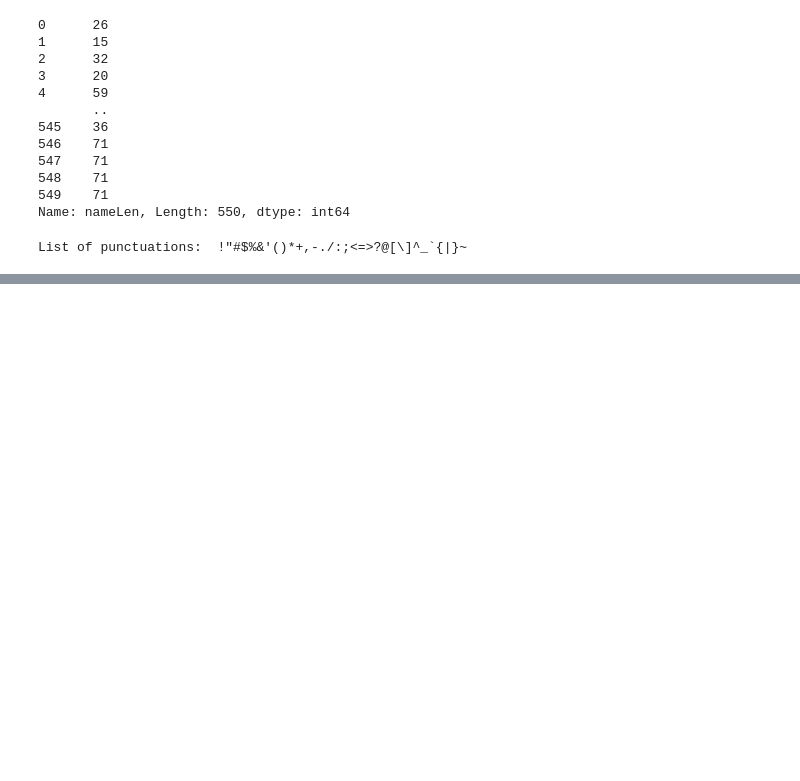
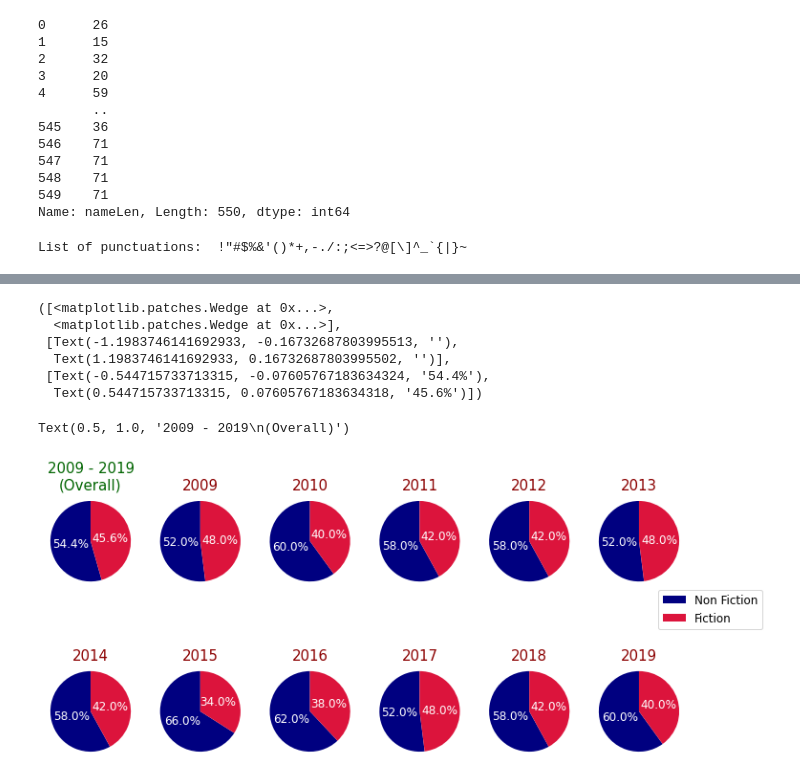
Before and after one commit to JackJJCodes/AmazonBestSellingBooks-Analysis, a Jupyter notebook: Data-Analysis.ipynb, the cells around one changed output, grey strips where cells are left out. Saved outputs shown, nothing was run; the diff lists cells and outputs as text; code cells hidden in the pictures; blank space fills up the shorter version.

```diff
--- a/Data-Analysis.ipynb
+++ b/Data-Analysis.ipynb
@@ -73,0 +68,3 @@ TypeError: unsupported operand type(s) for /: 'int' and 'tuple'
+# %%
+# Dropping the duplicate values, and saving it into anther variable
+noDuplicates = df.drop_duplicates('Name')
@@ -73,0 +117,20 @@ TypeError: unsupported operand type(s) for /: 'int' and 'tuple'
+# %%
+ax[0, 0].pie(x = gCount.values,
+            labels = None,
+            autopct = '%1.1f%%',
+            startangle = 90,
+            textprops = {'size' : 12, 'color': 'white'},
+            pctdistance = 0.5,
+            colors = genreCol,
+            radius = 1.1)
+# %% [output]
+([<matplotlib.patches.Wedge at 0x...>,
+  <matplotlib.patches.Wedge at 0x...>],
+ [Text(-1.1983746141692933, -0.16732687803995513, ''),
+  Text(1.1983746141692933, 0.16732687803995502, '')],
+ [Text(-0.544715733713315, -0.07605767183634324, '54.4%'),
+  Text(0.544715733713315, 0.07605767183634318, '45.6%')])
+# %%
+ax[0, 0].set_title('2009 - 2019\n(Overall)', color = 'darkgreen', fontdict = {'fontsize' : 15})
+# %% [output]
+Text(0.5, 1.0, '2009 - 2019\n(Overall)')
@@ -73,0 +152,5 @@ TypeError: unsupported operand type(s) for /: 'int' and 'tuple'
+# %%
+fig.legend(gCount.index, loc = 'center right', fontsize = 12)
+fig
+# %% [output]
+[figure, added]
```
Also changed, not shown: parts of 18 cells of this notebook.
